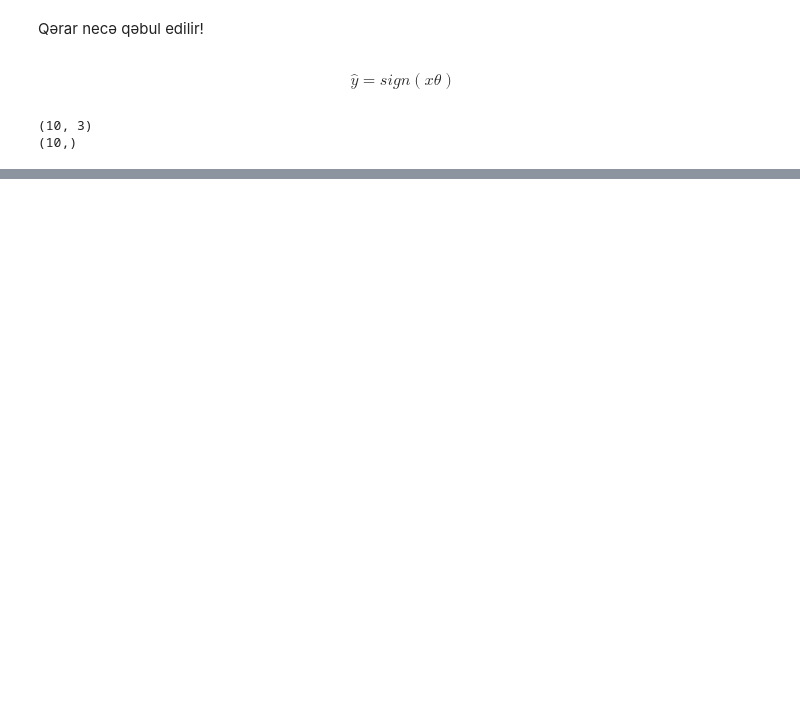
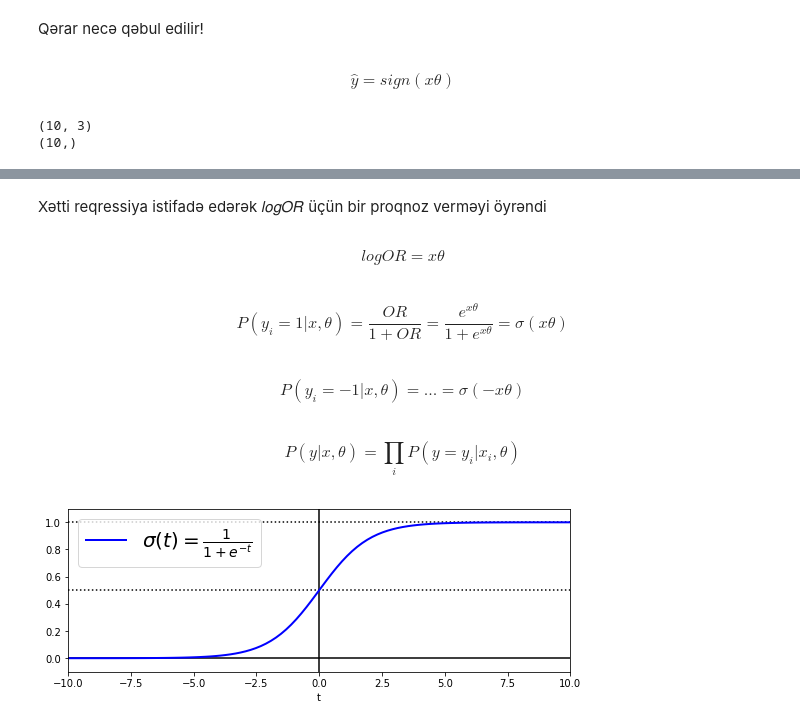
Before and after one commit to RashadGarayev/MachineLearningAZ, a Jupyter notebook: MachineLearningAz/Logistic_regression.ipynb, the cells around one changed output, grey strips where cells are left out. Cells and saved outputs as stored; diff of their text form; code cells hidden in the pictures; blank space fills up the shorter version.

```diff
--- a/MachineLearningAz/Logistic_regression.ipynb
+++ b/MachineLearningAz/Logistic_regression.ipynb
@@ -245,0 +305,25 @@ plt.legend();
+# %% [markdown]
+Xətti reqressiya istifadə edərək 𝑙𝑜𝑔𝑂𝑅 üçün bir proqnoz verməyi öyrəndi
+# %% [markdown]
+$$log OR = x \theta$$
+# %% [markdown]
+$$P(y_i = 1 | x, \theta) = \frac {OR} {1 + OR} = \frac{e^{x\theta}} {1 + e^{x\theta}} = \sigma(x\theta)$$
+# %% [markdown]
+$$P(y_i = -1 | x, \theta) = ... = \sigma(-x\theta)$$
+# %% [markdown]
+$$P(y | x, \theta) = \prod_i {P(y = y_i | x_i, \theta)}$$
+# %%
+t = np.linspace(-10, 10, 100)
+sigmoid = 1 / (1 + np.exp(-t))
+plt.figure(figsize=(9, 3))
+plt.plot([-10, 10], [0, 0], "k-")
+plt.plot([-10, 10], [0.5, 0.5], "k:")
+plt.plot([-10, 10], [1, 1], "k:")
+plt.plot([0, 0], [-1.1, 1.1], "k-")
+plt.plot(t, sigmoid, "b-", linewidth=2, label=r"$\sigma(t) = \frac{1}{1 + e^{-t}}$")
+plt.xlabel("t")
+plt.legend(loc="upper left", fontsize=20)
+plt.axis([-10, 10, -0.1, 1.1])
+plt.show()
+# %% [output]
+[figure, added]
```
Also changed, not shown: parts of 27 cells of this notebook.
